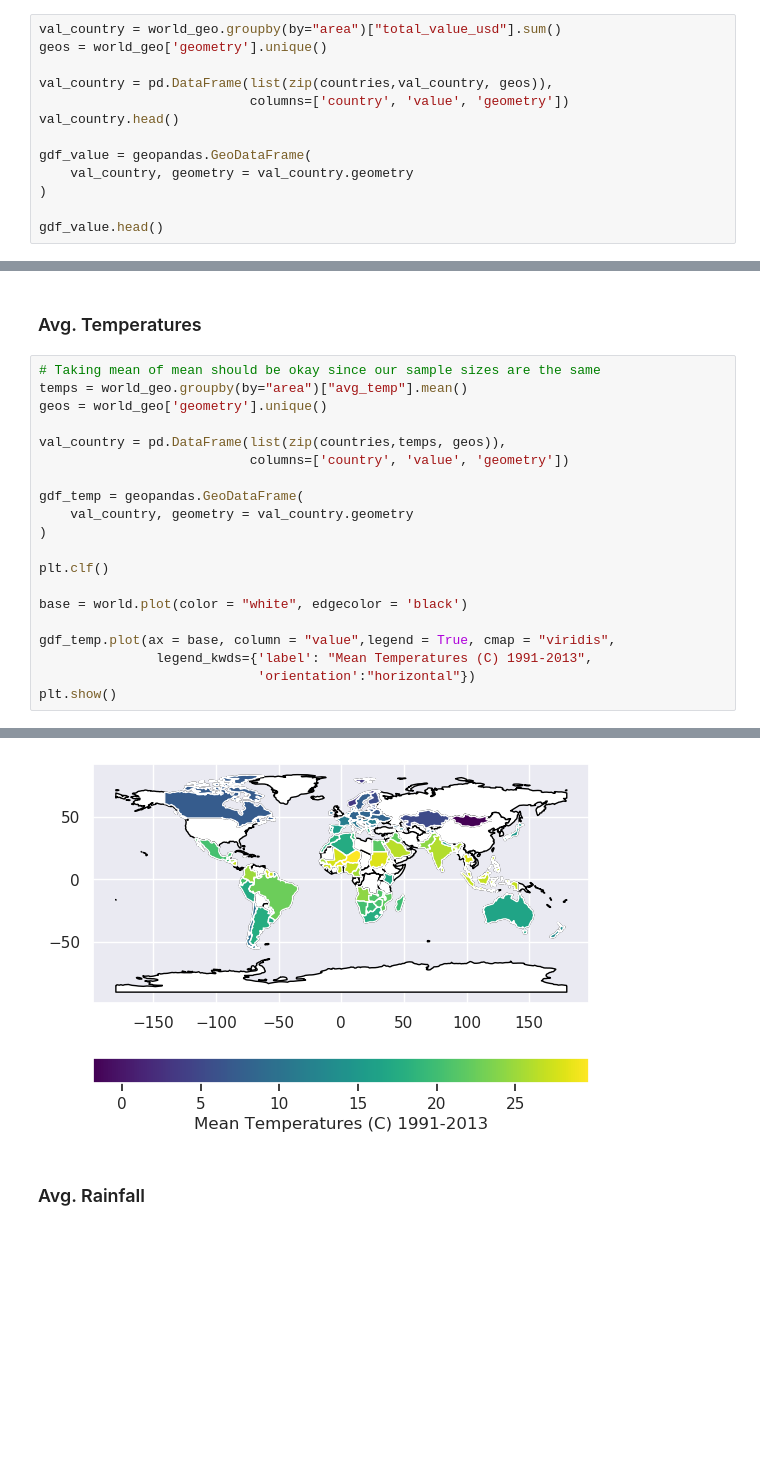
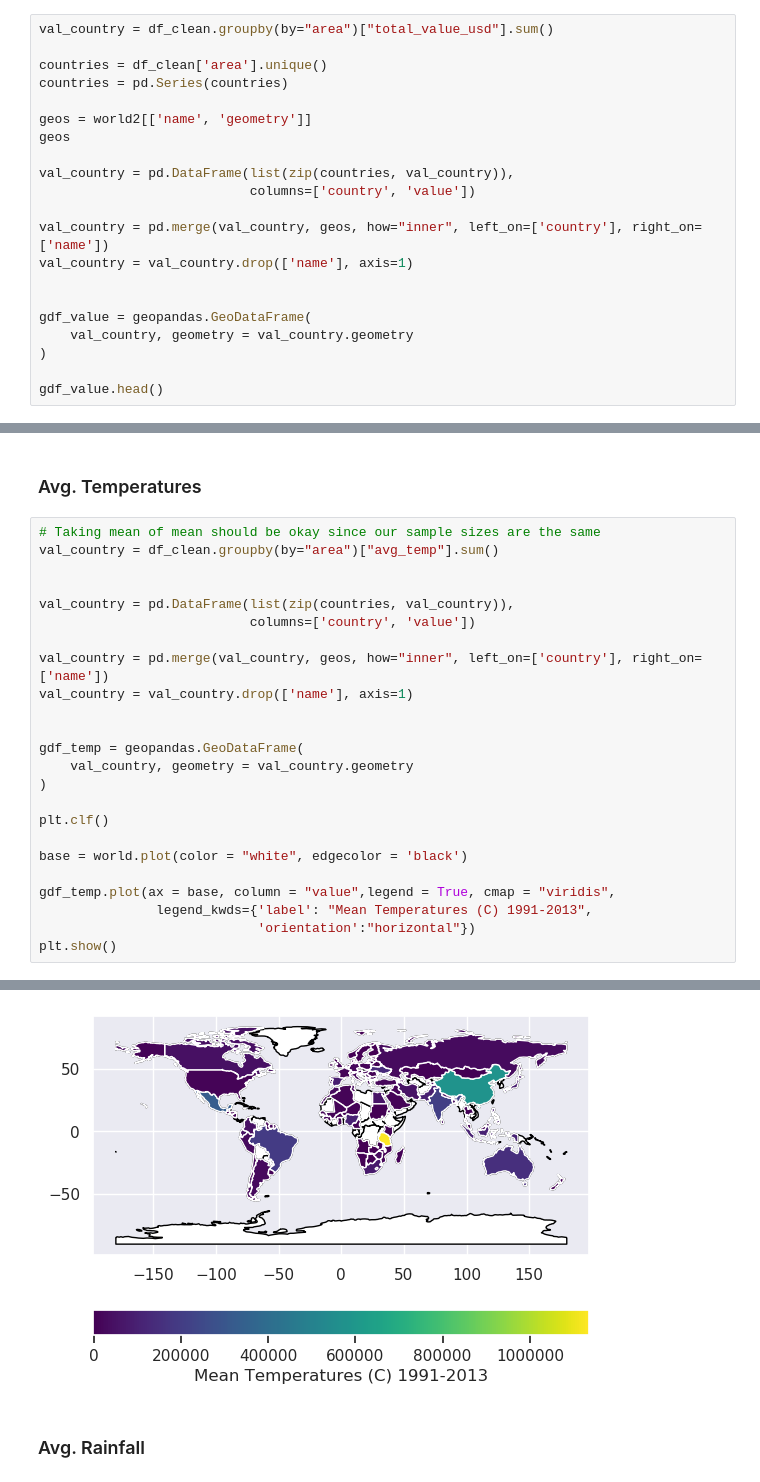
Before and after one commit to hunterblum/CloudFinal-Team1, a Jupyter notebook: Cloud_Team1.ipynb, the cells around one changed output, grey strips where cells are left out. Drawn from its saved outputs; the diff is of its cells as text; blank space fills up the shorter version.

Commit message:
Fixed country and memory issue

```diff
--- a/Cloud_Team1.ipynb
+++ b/Cloud_Team1.ipynb
@@ -402,12 +348,20 @@ world_geo.head()
 # %% [markdown]
 ### Highest Ag Value 1991-2013
 # %%
-val_country = world_geo.groupby(by="area")["total_value_usd"].sum()
-geos = world_geo['geometry'].unique()
+val_country = df_clean.groupby(by="area")["total_value_usd"].sum()
 
-val_country = pd.DataFrame(list(zip(countries,val_country, geos)),
-                           columns=['country', 'value', 'geometry'])
-val_country.head()
+countries = df_clean['area'].unique()
+countries = pd.Series(countries)
+
+geos = world2[['name', 'geometry']]
+geos
+
+val_country = pd.DataFrame(list(zip(countries, val_country)),
+                           columns=['country', 'value'])
+
+val_country = pd.merge(val_country, geos, how="inner", left_on=['country'], right_on=['name'])
+val_country = val_country.drop(['name'], axis=1)
+
 
 gdf_value = geopandas.GeoDataFrame(
     val_country, geometry = val_country.geometry
@@ -429,27 +393,31 @@ plt.show()
 ### Avg. Temperatures
 # %%
 # Taking mean of mean should be okay since our sample sizes are the same
-temps = world_geo.groupby(by="area")["avg_temp"].mean()
-geos = world_geo['geometry'].unique()
+val_country = df_clean.groupby(by="area")["avg_temp"].sum()
 
-val_country = pd.DataFrame(list(zip(countries,temps, geos)),
-                           columns=['country', 'value', 'geometry'])
+
+val_country = pd.DataFrame(list(zip(countries, val_country)),
+                           columns=['country', 'value'])
+
+val_country = pd.merge(val_country, geos, how="inner", left_on=['country'], right_on=['name'])
+val_country = val_country.drop(['name'], axis=1)
+
 
 gdf_temp = geopandas.GeoDataFrame(
     val_country, geometry = val_country.geometry
 )
 
 plt.clf()
 
 base = world.plot(color = "white", edgecolor = 'black')
 
 gdf_temp.plot(ax = base, column = "value",legend = True, cmap = "viridis",
                legend_kwds={'label': "Mean Temperatures (C) 1991-2013",
                             'orientation':"horizontal"})
 plt.show()
 # %% [output]
 <Figure size 640x480 with 0 Axes>
-[figure, old version]
+[figure, new version]
 # %% [markdown]
 ### Avg. Rainfall
 # %%
```
Also changed, not shown: parts of 39 cells of this notebook.
